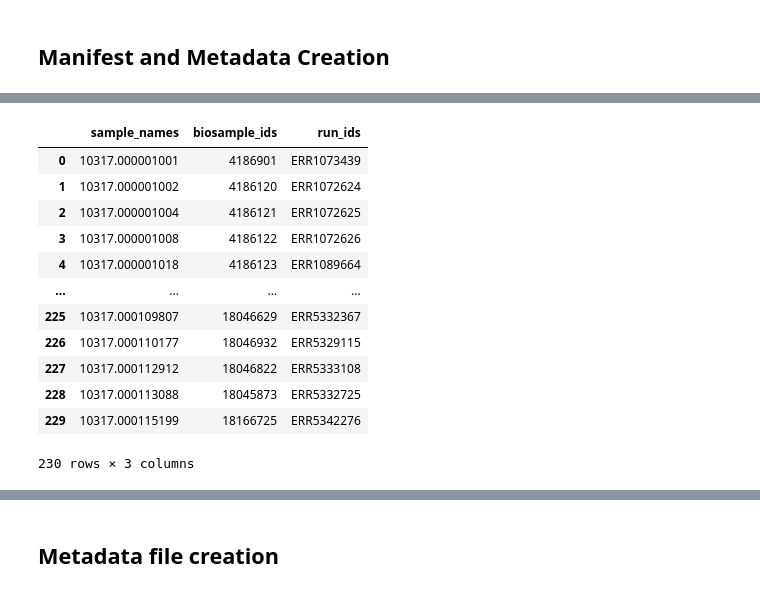
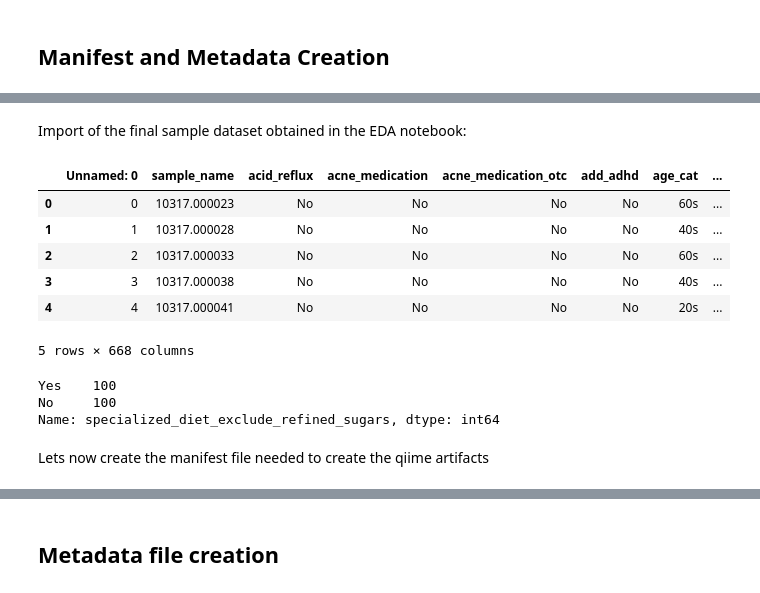
Before and after one commit to grusso98/gut-microbiota-diet, a Jupyter notebook: fastq-analysis.ipynb, the cells around one changed output, grey strips where cells are left out. Saved outputs shown, nothing was run; the diff lists cells and outputs as text; code cells hidden in the pictures.

```diff
--- a/fastq-analysis.ipynb
+++ b/fastq-analysis.ipynb
@@ -18,17 +6,22 @@ control.describe()
-# %%
-data_id
-# %% [output]
-|  | sample_names | biosample_ids | run_ids |
-| 0 | 10317.000001001 | 4186901 | ERR1073439 |
-| 1 | 10317.000001002 | 4186120 | ERR1072624 |
-| 2 | 10317.000001004 | 4186121 | ERR1072625 |
-| 3 | 10317.000001008 | 4186122 | ERR1072626 |
-| 4 | 10317.000001018 | 4186123 | ERR1089664 |
-| ... | ... | ... | ... |
-| 225 | 10317.000109807 | 18046629 | ERR5332367 |
-| 226 | 10317.000110177 | 18046932 | ERR5329115 |
-| 227 | 10317.000112912 | 18046822 | ERR5333108 |
-| 228 | 10317.000113088 | 18045873 | ERR5332725 |
-| 229 | 10317.000115199 | 18166725 | ERR5342276 |
-230 rows × 3 columns
+# %% [markdown]
+Import of the final sample dataset obtained in the EDA notebook:
+# %%
+data = pd.read_csv('data_eda/data_final_groups.csv')
+data.head(5)
+# %% [output]
+|  | Unnamed: 0 | sample_name | acid_reflux | acne_medication | acne_medication_otc | add_adhd | age_cat | ... |
+| 0 | 0 | 10317.000023 | No | No | No | No | 60s | ... |
+| 1 | 1 | 10317.000028 | No | No | No | No | 40s | ... |
+| 2 | 2 | 10317.000033 | No | No | No | No | 60s | ... |
+| 3 | 3 | 10317.000038 | No | No | No | No | 40s | ... |
+| 4 | 4 | 10317.000041 | No | No | No | No | 20s | ... |
+5 rows × 668 columns
+# %%
+data.specialized_diet_exclude_refined_sugars.value_counts()
+# %% [output]
+Yes    100
+No     100
+Name: specialized_diet_exclude_refined_sugars, dtype: int64
+# %% [markdown]
+Lets now create the manifest file needed to create the qiime artifacts
 # %%
```
Also changed, not shown: parts of 24 cells of this notebook, 2 other files.
